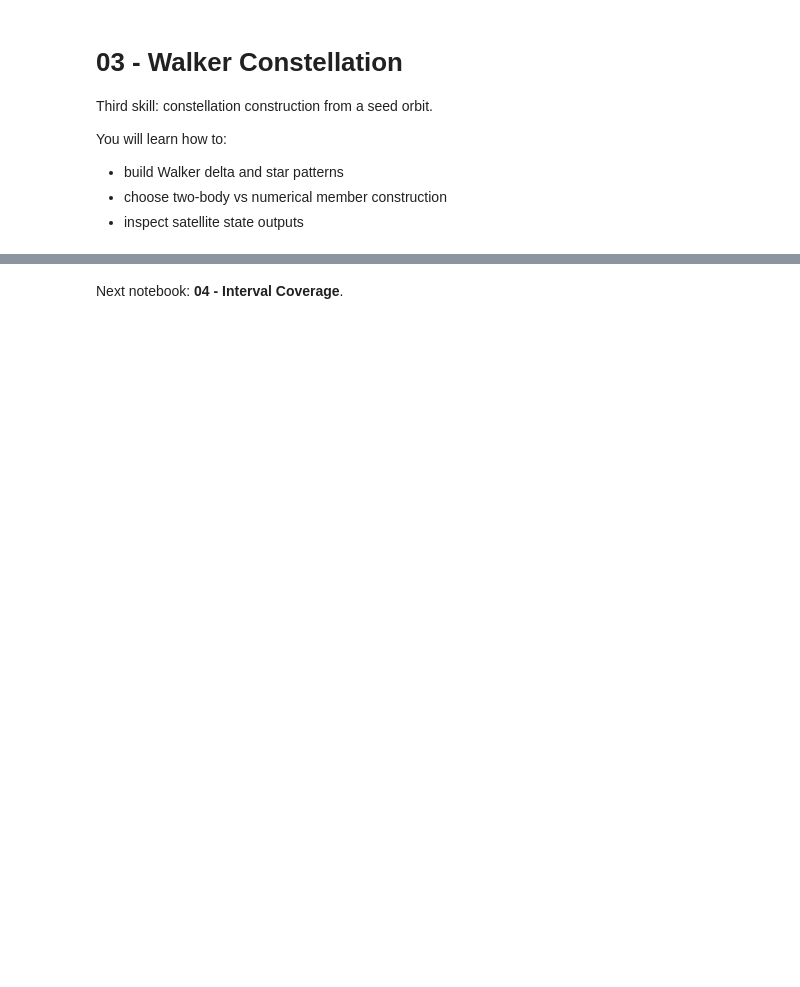
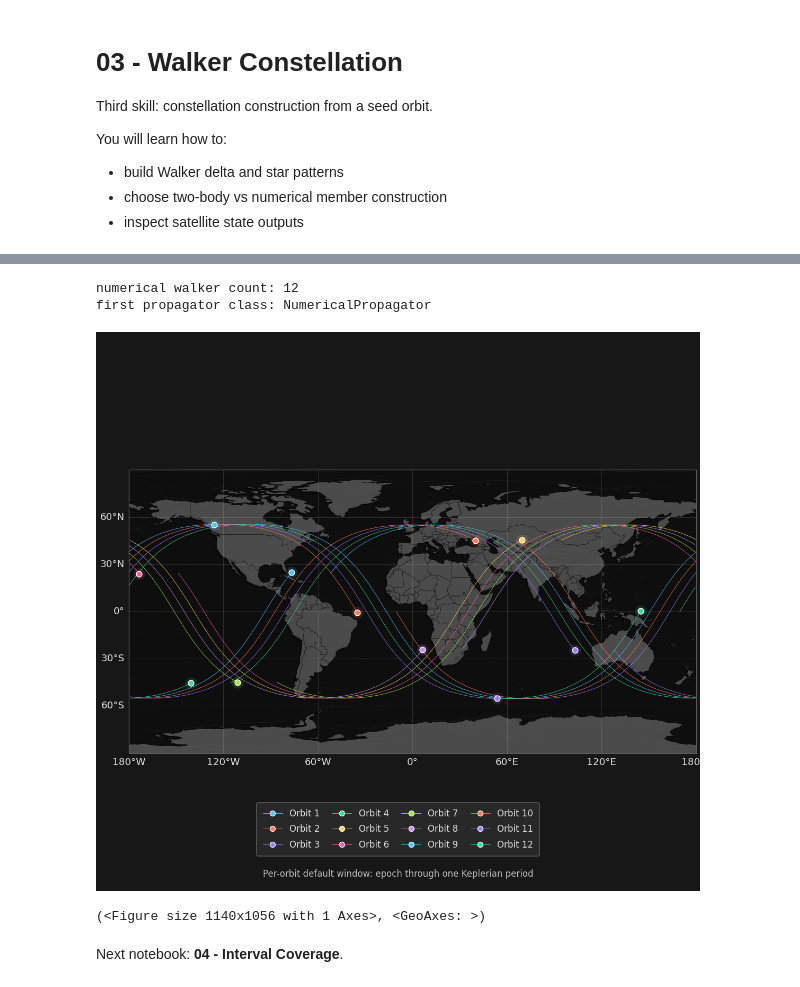
Before and after one commit to Nebula-Space-Systems/Nebula-Systems-Toolkit, a Jupyter notebook: examples/03_walker_constellation.ipynb, the cells around one changed output, grey strips where cells are left out. Drawn from its saved outputs; the diff is of its cells as text; code cells hidden in the pictures; blank space fills up the shorter version.

```diff
--- a/examples/03_walker_constellation.ipynb
+++ b/examples/03_walker_constellation.ipynb
@@ -80,32 +95,38 @@ seed_num = Orbit.from_kepler_numerical(
     raan=np.deg2rad(30.0),
     argp=np.deg2rad(25.0),
     anomaly=np.deg2rad(5.0),
     anomaly_type="mean",
     gravity_degree=8,
     gravity_order=8,
     enable_drag=False,
     enable_third_body=False,
     enable_srp=False,
 )
 
 walker_num = build_walker_constellation(
     seed_num,
     total_satellites=12,
     num_planes=3,
     phasing=1,
     pattern="delta",
     include_seed=True,
     constructor="numerical",
     constructor_kwargs={
         "gravity_degree": 8,
         "gravity_order": 8,
         "enable_drag": False,
         "enable_third_body": False,
         "enable_srp": False,
     },
 )
 
 print("numerical walker count:", len(walker_num))
 print("first propagator class:", walker_num[0].propagator.getClass().getSimpleName())
+plot_orbits(walker_num, view='2d', line_width=0.5)
+# %% [output]
+numerical walker count: 12
+first propagator class: NumericalPropagator
+[figure, added]
+(<Figure size 1140x1056 with 1 Axes>, <GeoAxes: >)
 # %% [markdown]
 Next notebook: **04 - Interval Coverage**.
```
Also changed, not shown: parts of 4 cells of this notebook, 16 other files.
